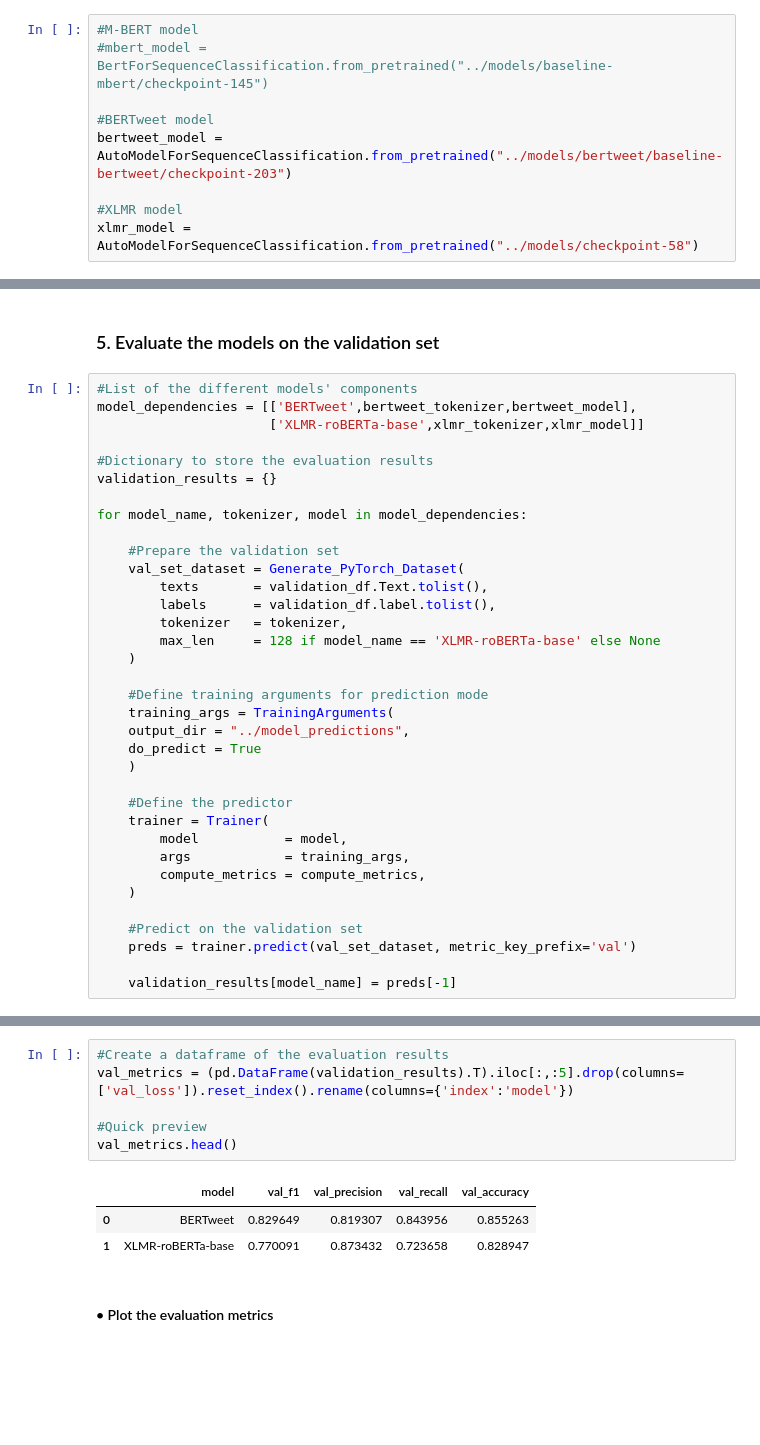
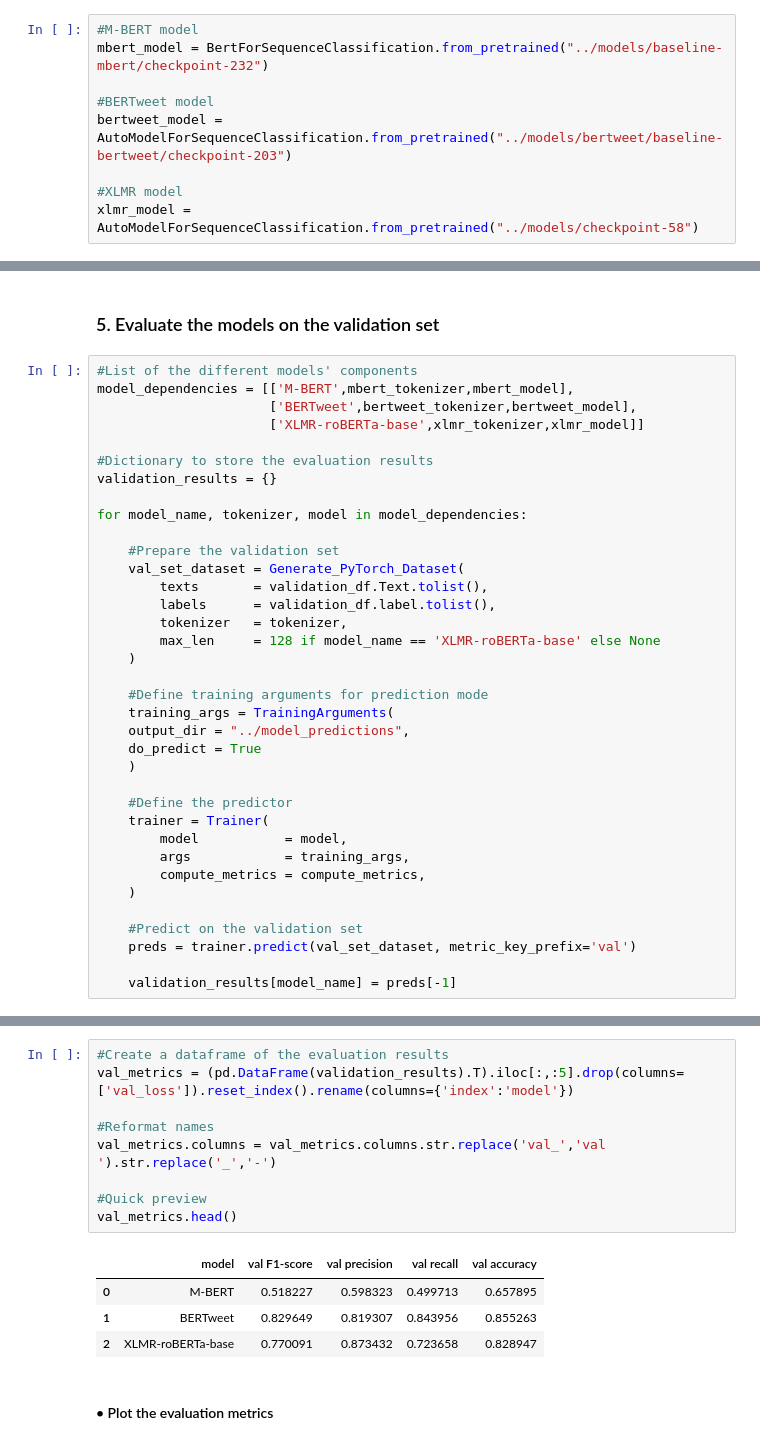
Before and after one commit to KoredeAkande/nigerian_isp_sentiment_analysis, a Jupyter notebook: notebooks/5.2-model-evaluation-and-selection-(sentiment-analysis).ipynb, the cells around one changed output, grey strips where cells are left out. Drawn from its saved outputs; the diff is of its cells as text; blank space fills up the shorter version.

```diff
--- a/notebooks/5.2-model-evaluation-and-selection-(sentiment-analysis).ipynb
+++ b/notebooks/5.2-model-evaluation-and-selection-(sentiment-analysis).ipynb
@@ -70,7 +70,7 @@ xlmr_tokenizer = AutoTokenizer.from_pretrained("cardiffnlp/twitter-xlm-roberta-b
 ### b. Load models
 # %%
 #M-BERT model
-#mbert_model = BertForSequenceClassification.from_pretrained("../models/baseline-mbert/checkpoint-145")
+mbert_model = BertForSequenceClassification.from_pretrained("../models/baseline-mbert/checkpoint-232")
 
 #BERTweet model
 bertweet_model = AutoModelForSequenceClassification.from_pretrained("../models/bertweet/baseline-bertweet/checkpoint-203")
@@ -152,7 +152,8 @@ def compute_metrics(eval_pred):
 ### 5. Evaluate the models on the validation set
 # %%
 #List of the different models' components
-model_dependencies = [['BERTweet',bertweet_tokenizer,bertweet_model],
+model_dependencies = [['M-BERT',mbert_tokenizer,mbert_model],
+                      ['BERTweet',bertweet_tokenizer,bertweet_model],
                       ['XLMR-roBERTa-base',xlmr_tokenizer,xlmr_model]]
 
 #Dictionary to store the evaluation results
@@ -201,13 +206,17 @@ The default value for the training argument `--report_to` will change in v5 (fro
 # %%
 #Create a dataframe of the evaluation results
 val_metrics = (pd.DataFrame(validation_results).T).iloc[:,:5].drop(columns=['val_loss']).reset_index().rename(columns={'index':'model'})
 
+#Reformat names
+val_metrics.columns = val_metrics.columns.str.replace('val_','val ').str.replace('_','-')
+
 #Quick preview
 val_metrics.head()
 # %% [output]
-|  | model | val_f1 | val_precision | val_recall | val_accuracy |
-| 0 | BERTweet | 0.829649 | 0.819307 | 0.843956 | 0.855263 |
-| 1 | XLMR-roBERTa-base | 0.770091 | 0.873432 | 0.723658 | 0.828947 |
+|  | model | val F1-score | val precision | val recall | val accuracy |
+| 0 | M-BERT | 0.518227 | 0.598323 | 0.499713 | 0.657895 |
+| 1 | BERTweet | 0.829649 | 0.819307 | 0.843956 | 0.855263 |
+| 2 | XLMR-roBERTa-base | 0.770091 | 0.873432 | 0.723658 | 0.828947 |
 # %% [markdown]
 #### • Plot the evaluation metrics
 # %%
```
Also changed, not shown: parts of 12 cells of this notebook.
